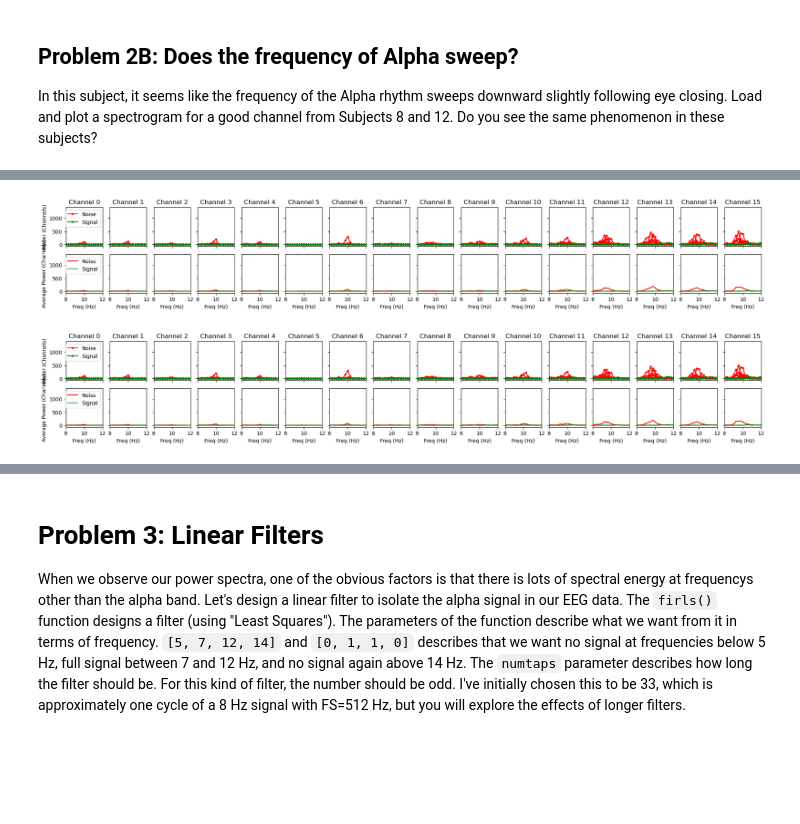
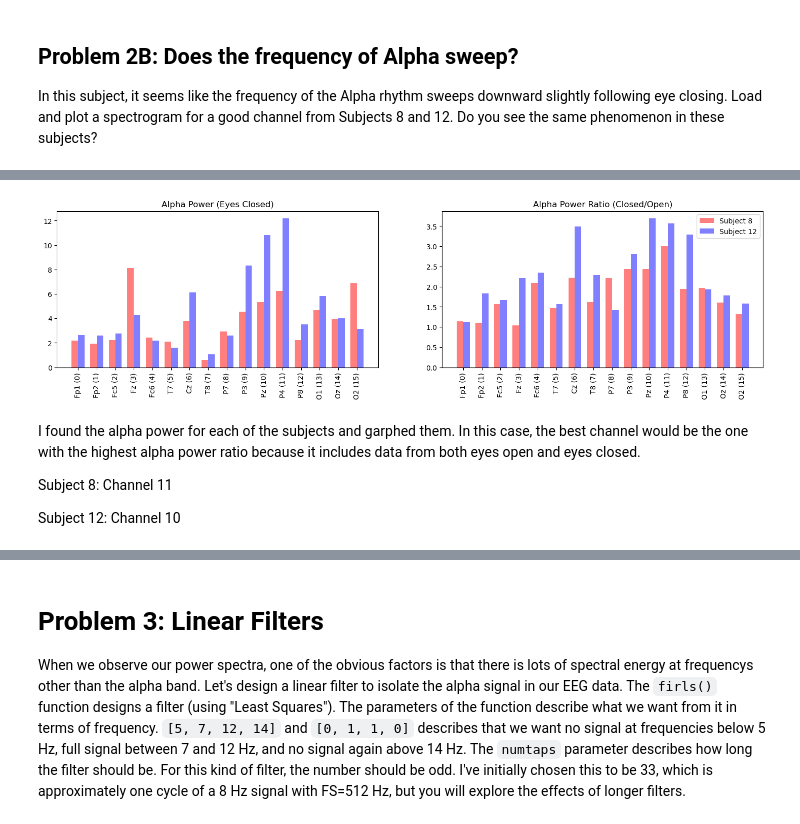
Before and after one commit to NathanNgu/elec380, a Jupyter notebook: HW3/homework3_notebook.ipynb, the cells around one changed output, grey strips where cells are left out. Saved outputs shown, nothing was run; the diff lists cells and outputs as text; code cells hidden in the pictures; blank space fills up the shorter version.

```diff
--- a/HW3/homework3_notebook.ipynb
+++ b/HW3/homework3_notebook.ipynb
@@ -198,7 +198,7 @@ Below, we have sample code which integrates the cells above to calculate the ave
 
 Coding suggestion - make a loop through the channels. For each channel extract both the eyes-closed alpha power and the ratio of powers. An example of how to plot the result once you've calculated it is below...
 # %%
-def extract_alpha_power(eeg_channel=0, frequency=6, nperseg=256, window_size=4.0, window_offset=4.0):
+def extract_alpha_power(eeg_channel=0, frequency=6, nperseg=256, window_size=4.0, window_offset=4.0, eeg_data=eeg_data, fs=fs, eyes_closed_indices=eyes_closed_indices, eyes_opened_indices=eyes_opened_indices):
     eyes_closed_signals = []
     eyes_opened_signals = []
     window_indices = np.arange(int(window_size*fs)) + int(window_offset*fs) # this is the index into the data for the time windows
@@ -219,7 +219,7 @@ def extract_alpha_power(eeg_channel=0, frequency=6, nperseg=256, window_size=4.0
 
 
 # Example data point
-eyes_closed_power, eyes_opened_power = extract_alpha_power(eeg_channel=13, frequency=6.9)
+eyes_closed_power, eyes_opened_power = extract_alpha_power(eeg_channel=13, frequency=6.9, eeg_data=eeg_data, fs=fs, eyes_closed_indices=eyes_closed_indices, eyes_opened_indices=eyes_opened_indices)
 print(eyes_closed_power)
 print(eyes_opened_power)
 # %% [output]
@@ -382,40 +382,38 @@ eyes_opened_indices12 = subject_12_data['eyes_opened_indices']
 channel_labels12 = subject_12_data['channel_labels']
 t_eeg12 = np.arange(eeg_data12.shape[0])/fs # make timestamps based on sampling rate
 # %%
-# find the noise power ratio for each channel of subject 8
-channels = 16
-noisepower = []; signalpower = []
-fig, ax = plt.subplots(2, channels, figsize=(24,3), sharex=True, sharey=True)
-for ch in range(channels):
-    noisepower.append(plotforfreq(ax, ch, eyes_closed_Pxx, eyes_closed_signals, eyes_opened_Pxx, eyes_opened_signals, 2048, xlim=[45,55]))
-    signalpower.append(plotforfreq(ax, ch, eyes_closed_Pxx, eyes_closed_signals, eyes_opened_Pxx, eyes_opened_signals, 2048, xlim=[8,12]))
+alpha_power8 = []; alpha_power12 = []
+alpha_power_ratio8 = []; alpha_power_ratio12 = []
+for ch in range(16):
+    eyes_closed_power8, eyes_opened_power8 = extract_alpha_power(eeg_channel=ch, frequency=10, eeg_data=eeg_data8, fs=fs8, eyes_closed_indices=eyes_closed_indices8, eyes_opened_indices=eyes_opened_indices8)
+    eyes_closed_power12, eyes_opened_power12 = extract_alpha_power(eeg_channel=ch, frequency=10, eeg_data=eeg_data12, fs=fs12, eyes_closed_indices=eyes_closed_indices12, eyes_opened_indices=eyes_opened_indices12)
+    alpha_power8.append(eyes_closed_power8)
+    alpha_power12.append(eyes_closed_power12)
+    alpha_power_ratio8.append(eyes_closed_power8 / eyes_opened_power8)
+    alpha_power_ratio12.append(eyes_closed_power12 / eyes_opened_power12)
 
-ax[0,0].set_ylabel('Power (Channels)')
-ax[1,0].set_ylabel('Average Power (Channels)')
-ax[0,0].legend(['Noise', 'Signal'])
-ax[1,0].legend(['Noise', 'Signal'])
-print('The lowest noise power ratio is: ', min(noisepower), 'at channel', noisepower.index(min(noisepower)))
-print('The highest signal power ratio is: ', max(signalpower), 'at channel', signalpower.index(max(signalpower)))
-# calculate the highest signal to noise ratio
-signaltonoise = [signal/noise for signal, noise in zip(signalpower, noisepower)]
-print('The highest signal to noise ratio for subject 8 is: ', max(signaltonoise), 'at channel', signaltonoise.index(max(signaltonoise)))
+# Plotting code
+fig, ax = plt.subplots(1, 2, figsize=(18, 4))
+plot_labels = ['{} ({})'.format(ind, lab) for lab, ind in enumerate(channel_labels)]
+x = range(len(plot_labels))
+width = 0.35  # Width of the bars
 
-# find the noise power ratio for each channel of subject 12
-noisepower = []; signalpower = []
-fig, ax = plt.subplots(2, channels, figsize=(24,3), sharex=True, sharey=True)
-for ch in range(channels):
-    noisepower.append(plotforfreq(ax, ch, eyes_closed_Pxx, eyes_closed_signals, eyes_opened_Pxx, eyes_opened_signals, 2048, xlim=[45,55]))
-    signalpower.append(plotforfreq(ax, ch, eyes_closed_Pxx, eyes_closed_signals, eyes_opened_Pxx, eyes_opened_signals, 2048, xlim=[8,12]))
+# Plot for Alpha Power (Eyes Closed)
+ax[0].bar([p - width/2 for p in x], alpha_power8, width=width, color='r', alpha=0.5, label='Subject 8')
+ax[0].bar([p + width/2 for p in x], alpha_power12, width=width, color='b', alpha=0.5, label='Subject 12')
+ax[0].tick_params(axis='x', labelrotation=90)
+ax[0].set_xticks(x)
+ax[0].set_xticklabels(plot_labels)
+ax[0].set_title('Alpha Power (Eyes Closed)')
 
-ax[0,0].set_ylabel('Power (Channels)')
-ax[1,0].set_ylabel('Average Power (Channels)')
-ax[0,0].legend(['Noise', 'Signal'])
-ax[1,0].legend(['Noise', 'Signal'])
-print('The lowest noise power ratio is: ', min(noisepower), 'at channel', noisepower.index(min(noisepower)))
-print('The highest signal power ratio is: ', max(signalpower), 'at channel', signalpower.index(max(signalpower)))
-# calculate the highest signal to noise ratio of subject 12 at the highest signal power channel
-signaltonoise = [signal/noise for signal, noise in zip(signalpower, noisepower)]
-print('The highest signal to noise ratio for subject 12 is: ', max(signaltonoise), 'at channel', signaltonoise.index(max(signaltonoise)))
+# Plot for Alpha Power Ratio (Closed/Open)
+ax[1].bar([p - width/2 for p in x], alpha_power_ratio8, width=width, color='r', alpha=0.5, label='Subject 8')
+ax[1].bar([p + width/2 for p in x], alpha_power_ratio12, width=width, color='b', alpha=0.5, label='Subject 12')
+ax[1].tick_params(axis='x', labelrotation=90)
+ax[1].set_xticks(x)
+ax[1].set_xticklabels(plot_labels)
+ax[1].set_title('Alpha Power Ratio (Closed/Open)')
 
-# This is definitely not how you calcualte the signal to noise ratio. But I am not sure exactly how to calcualte it. This is my best answer for now
+plt.legend()
+plt.show()
 # %% [output]
@@ -428,5 +437,11 @@ The highest signal to noise ratio for subject 12 is:  1.0 at channel 0
-[figure, old version]
+[figure, new version]
-[figure, removed]
+# %% [markdown]
+I found the alpha power for each of the subjects and garphed them.
+In this case, the best channel would be the one with the highest alpha power ratio because it includes data from both eyes open and eyes closed.
+
+Subject 8: Channel 11
+
+Subject 12: Channel 10
 # %%
 # design a figure that will incorporate both subjects
 fig, ax = plt.subplots(1,2,figsize=(12,8))
```
Also changed, not shown: parts of 2 cells of this notebook, 1 other file.
